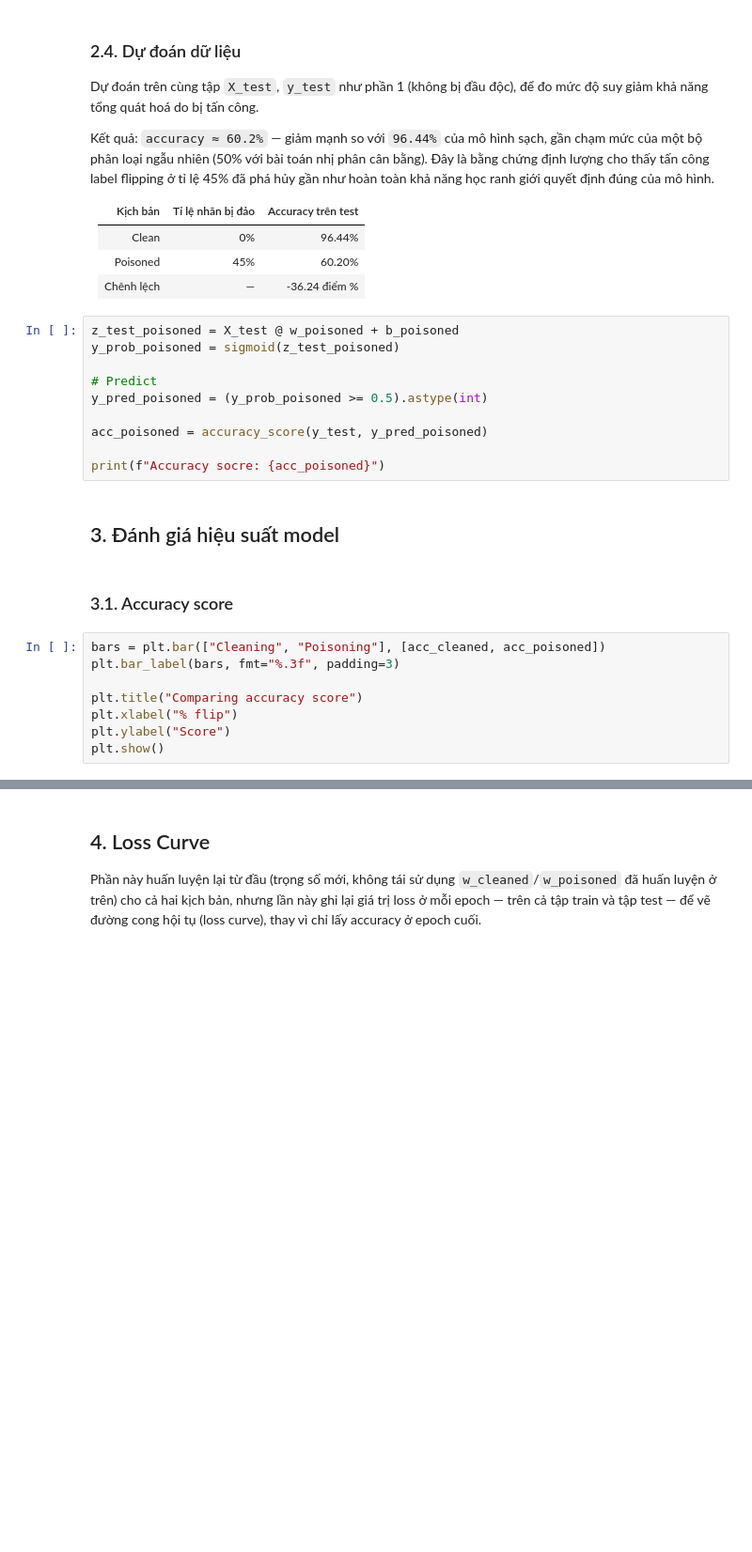
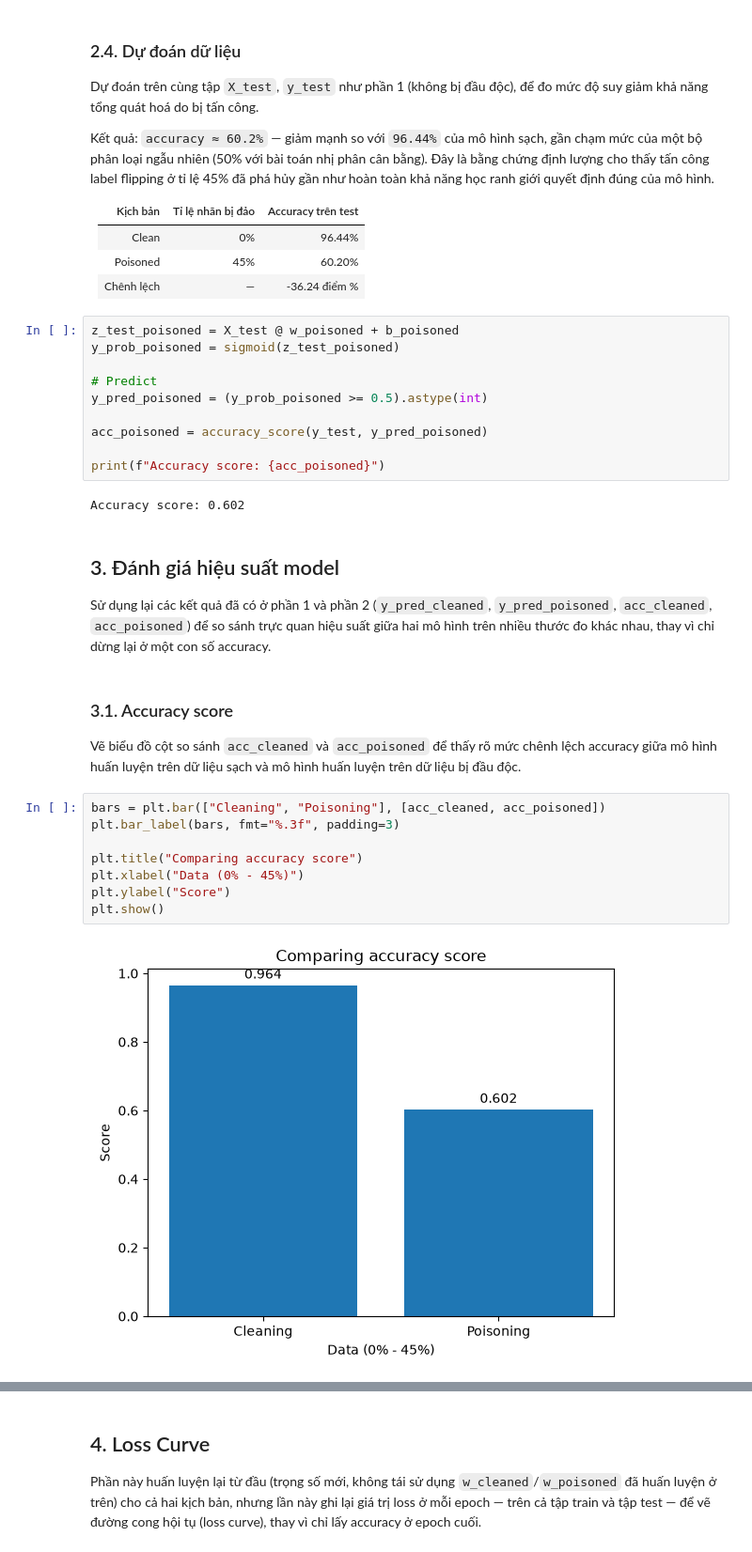
Before and after one commit to MeoMuop3727/label-flipping-project, a Jupyter notebook: notebooks/01-training-model-lr.ipynb, the cells around one changed output, grey strips where cells are left out. Shown at 94% size. Saved outputs shown, nothing was run; the diff lists cells and outputs as text; blank space fills up the shorter version.

```diff
--- a/notebooks/01-training-model-lr.ipynb
+++ b/notebooks/01-training-model-lr.ipynb
@@ -168,18 +169,26 @@ y_pred_poisoned = (y_prob_poisoned >= 0.5).astype(int)
 
 acc_poisoned = accuracy_score(y_test, y_pred_poisoned)
 
-print(f"Accuracy socre: {acc_poisoned}")
+print(f"Accuracy score: {acc_poisoned}")
+# %% [output]
+Accuracy score: 0.602
 # %% [markdown]
 ## 3. Đánh giá hiệu suất model
+
+Sử dụng lại các kết quả đã có ở phần 1 và phần 2 (`y_pred_cleaned`, `y_pred_poisoned`, `acc_cleaned`, `acc_poisoned`) để so sánh trực quan hiệu suất giữa hai mô hình trên nhiều thước đo khác nhau, thay vì chỉ dừng lại ở một con số accuracy.
 # %% [markdown]
 ### 3.1. Accuracy score
+
+Vẽ biểu đồ cột so sánh `acc_cleaned` và `acc_poisoned` để thấy rõ mức chênh lệch accuracy giữa mô hình huấn luyện trên dữ liệu sạch và mô hình huấn luyện trên dữ liệu bị đầu độc.
 # %%
 bars = plt.bar(["Cleaning", "Poisoning"], [acc_cleaned, acc_poisoned])
 plt.bar_label(bars, fmt="%.3f", padding=3)
 
 plt.title("Comparing accuracy score")
-plt.xlabel("% flip")
+plt.xlabel("Data (0% - 45%)")
 plt.ylabel("Score")
 plt.show()
+# %% [output]
+[figure, added]
 # %% [markdown]
 ### 3.2. Precision, Recall, F1-score
```
Also changed, not shown: parts of 11 cells of this notebook.
